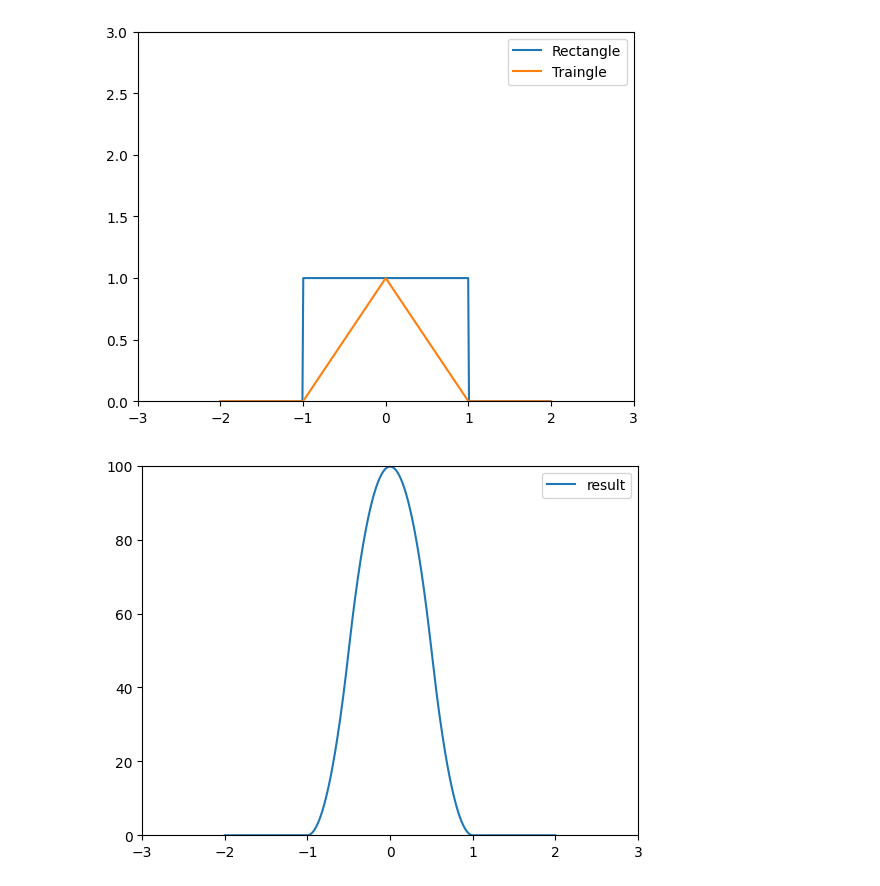
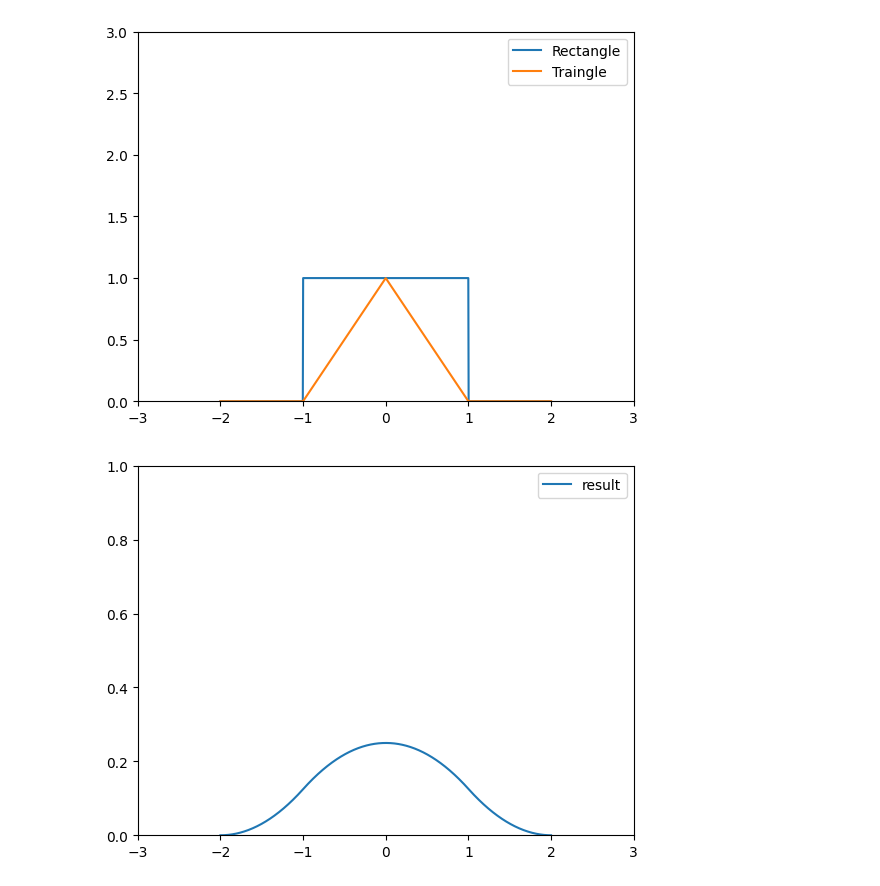
Before and after one commit to aarush-umap/3Dvision, a Jupyter notebook: image_processing.ipynb, the cells around one changed output. Drawn from its saved outputs; the diff is of its cells as text; code cells hidden in the pictures.

```diff
--- a/image_processing.ipynb
+++ b/image_processing.ipynb
@@ -109,10 +102,10 @@ def triangle(x_arr):
 def sin_wave(x, amp):
     return amp * np.sin(x)
 # %%
-x1 = np.linspace(-2,2,400)
+x1 = np.linspace(-2,2,1000)
 y1 = rect(x1)
 
-x2 = np.linspace(-2,2,400)
+x2 = np.linspace(-2,2,1000)
 y2 = triangle(x2)
 
 fig, ax = plt.subplots()
@@ -125,13 +118,13 @@ plt.show()
 # %% [output]
 [figure]
 # %%
-new_x =np.linspace(-2, 2, 799)
-conv = np.convolve(y1, y2)
+new_x =np.linspace(-2, 2, 1000)
+conv = np.convolve(y1, y2, mode='same')/1000
 fig, ax = plt.subplots()
 ax.plot(new_x, conv, label='result')
 ax.set_xlim(-3, 3)
-ax.set_ylim(0, 100)
+ax.set_ylim(0, 1)
 plt.legend()
 plt.show()
 # %% [output]
-[figure, old version]
+[figure, new version]
```
Also changed, not shown: parts of 1 cell of this notebook.
